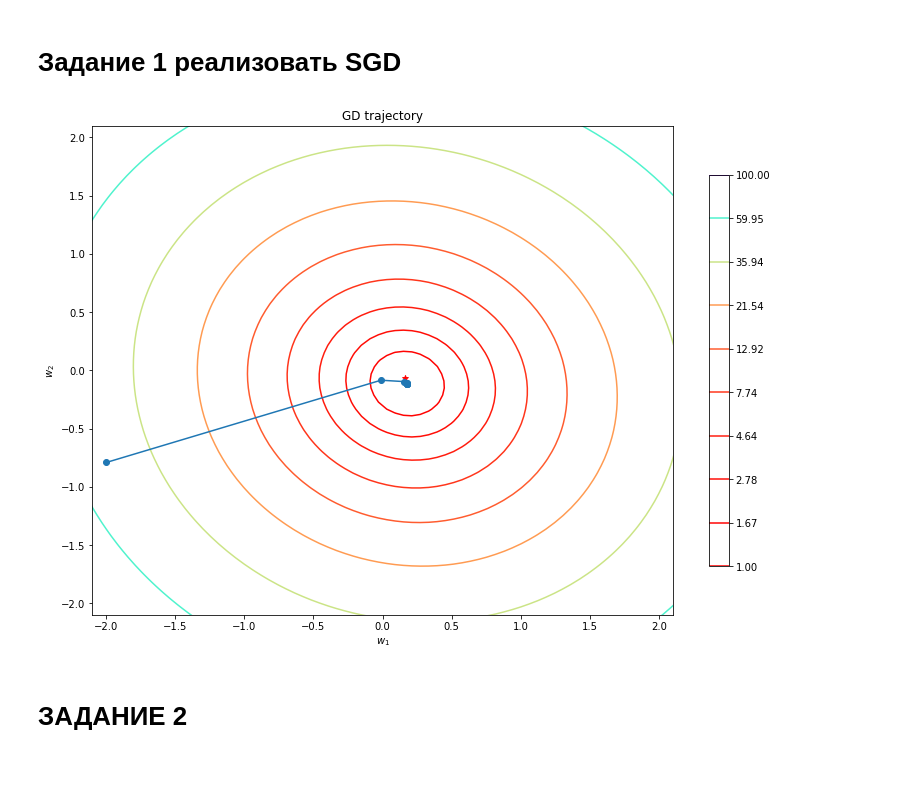
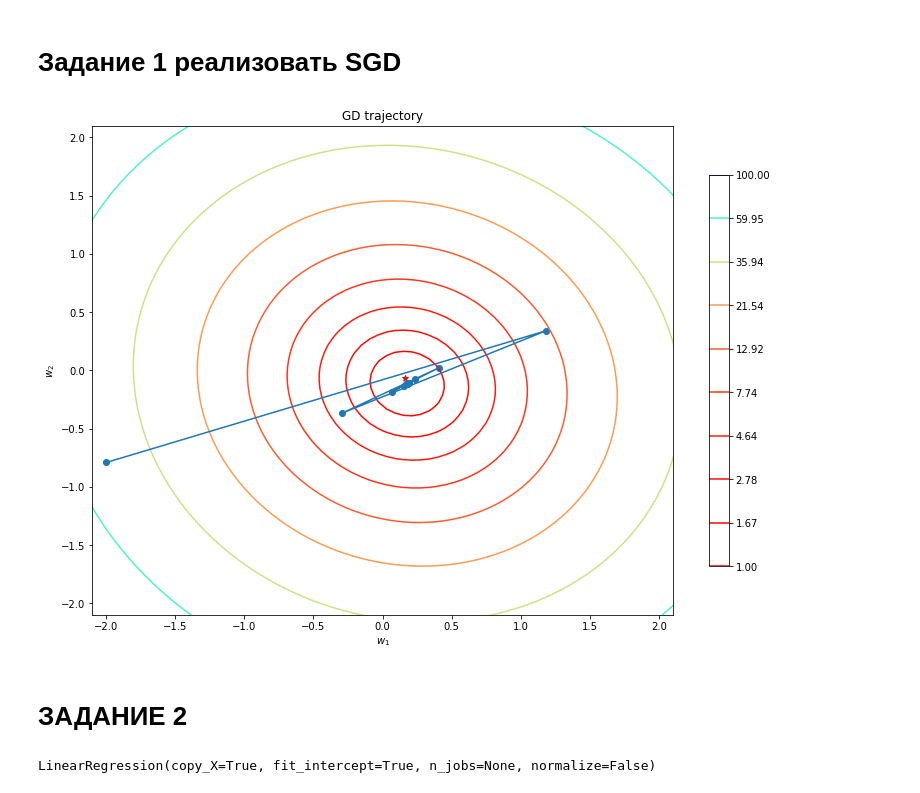
Before and after one commit to dunyashina/ohwowitsrepository, a Jupyter notebook: лаба4.ipynb, the cells around one changed output. Saved outputs shown, nothing was run; the diff lists cells and outputs as text; code cells hidden in the pictures.

```diff
--- a/лаба4.ipynb
+++ b/лаба4.ipynb
@@ -117,11 +117,11 @@ w_0 = np.random.uniform(-2, 2, (n_features))
 X = np.random.uniform(-5, 5, (n_objects, n_features))
 y = np.dot(X, w_true) + np.random.normal(0, 1, (n_objects))
 # %%
-lr = LinearRegressionSGD(w0=w_0, alpha=0.05)
+lr = LinearRegressionSGD(w0=w_0, alpha=0.08)
 lr.fit(X, y)
 
 plot_sgd(X, y, lr.w_history)
 # %% [output]
-[figure, old version]
+[figure, new version]
 # %% [markdown]
 # ЗАДАНИЕ 2
@@ -140,0 +145,5 @@ X_train, X_test, y_train, y_test = train_test_split(np.array(X), y, test_size=0.
+# %%
+reg = linear_model.LinearRegression()
+reg.fit(X_train, y_train)
+# %% [output]
+LinearRegression(copy_X=True, fit_intercept=True, n_jobs=None, normalize=False)
```
Also changed, not shown: parts of 7 cells of this notebook.
